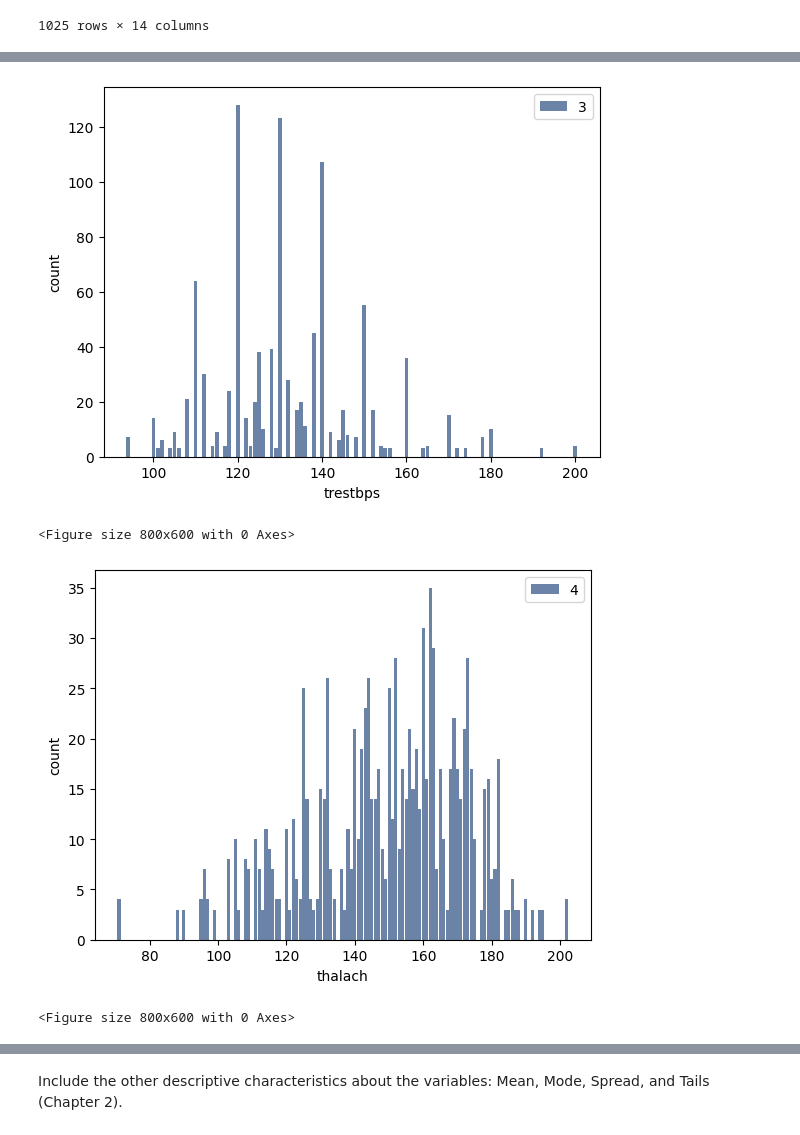
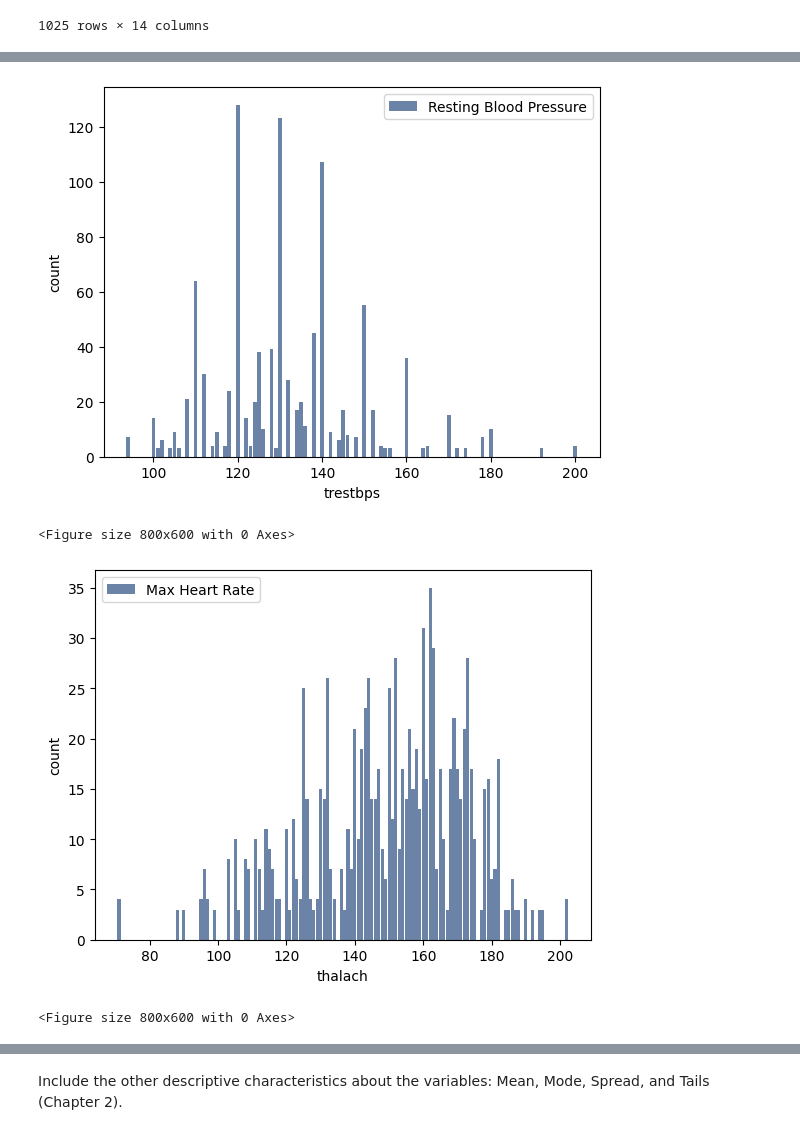
Before and after one commit to breannaparker1991/Parker530Week12, a Jupyter notebook: final.ipynb, the cells around one changed output, grey strips where cells are left out. Cells and saved outputs as stored; diff of their text form; code cells hidden in the pictures.

```diff
--- a/final.ipynb
+++ b/final.ipynb
@@ -52,16 +65,16 @@ thinkplot.Show(xlabel = 'chol', ylabel = 'count')
 <Figure size 800x600 with 0 Axes>
 # %%
-hist = thinkstats2.Hist(dfheart['trestbps'], label = "3")
-thinkplot.Hist(hist)
+hist_t = thinkstats2.Hist(dfheart['trestbps'], label = "Resting Blood Pressure")
+thinkplot.Hist(hist_t)
 thinkplot.Show(xlabel = 'trestbps', ylabel = 'count')
 # %% [output]
-[figure, old version]
+[figure, new version]
 <Figure size 800x600 with 0 Axes>
 # %%
-hist = thinkstats2.Hist(dfheart['thalach'], label = "4")
-thinkplot.Hist(hist)
+hist_h = thinkstats2.Hist(dfheart['thalach'], label = "Max Heart Rate")
+thinkplot.Hist(hist_h)
 thinkplot.Show(xlabel = 'thalach', ylabel = 'count')
 # %% [output]
-[figure, old version]
+[figure, new version]
 <Figure size 800x600 with 0 Axes>
 # %%
```
Also changed, not shown: parts of 33 cells of this notebook.
